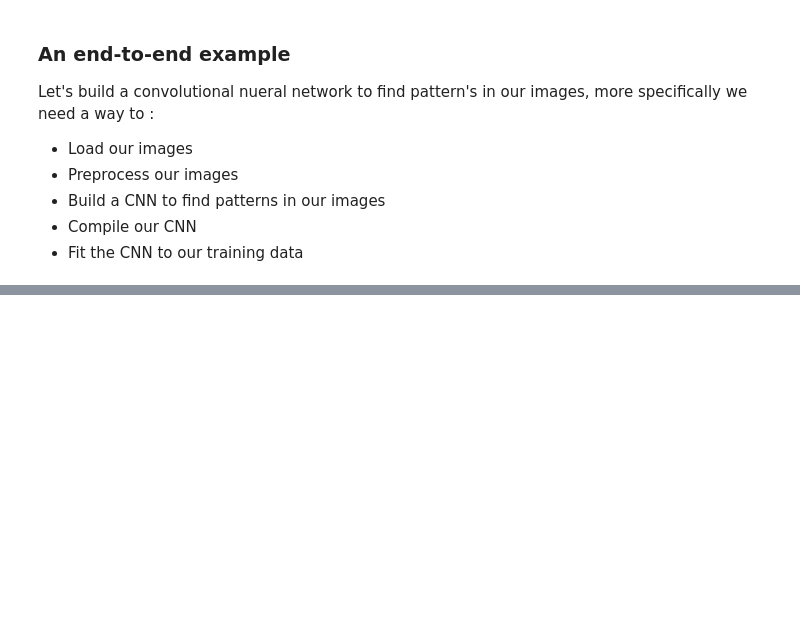
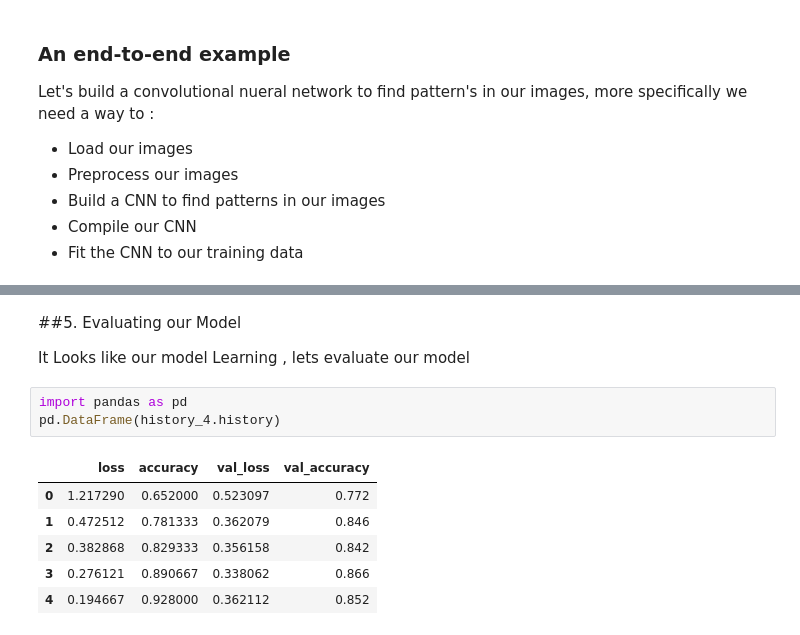
Before and after one commit to srikant-ai/Deep_Learning_TensorFlow, a Jupyter notebook: Introduction_to_Computer_Vision_With_TensorFlow.ipynb, the cells around one changed output, grey strips where cells are left out. Saved outputs shown, nothing was run; the diff lists cells and outputs as text; blank space fills up the shorter version.

```diff
--- a/Introduction_to_Computer_Vision_With_TensorFlow.ipynb
+++ b/Introduction_to_Computer_Vision_With_TensorFlow.ipynb
@@ -291,0 +534,14 @@ _________________________________________________________________
+# %% [markdown]
+##5. Evaluating our Model
+
+It Looks like our model Learning , lets evaluate our model
+# %%
+import pandas as pd
+pd.DataFrame(history_4.history)
+# %% [output]
+|  | loss | accuracy | val_loss | val_accuracy |
+| 0 | 1.217290 | 0.652000 | 0.523097 | 0.772 |
+| 1 | 0.472512 | 0.781333 | 0.362079 | 0.846 |
+| 2 | 0.382868 | 0.829333 | 0.356158 | 0.842 |
+| 3 | 0.276121 | 0.890667 | 0.338062 | 0.866 |
+| 4 | 0.194667 | 0.928000 | 0.362112 | 0.852 |
```
Also changed, not shown: parts of 38 cells of this notebook.
